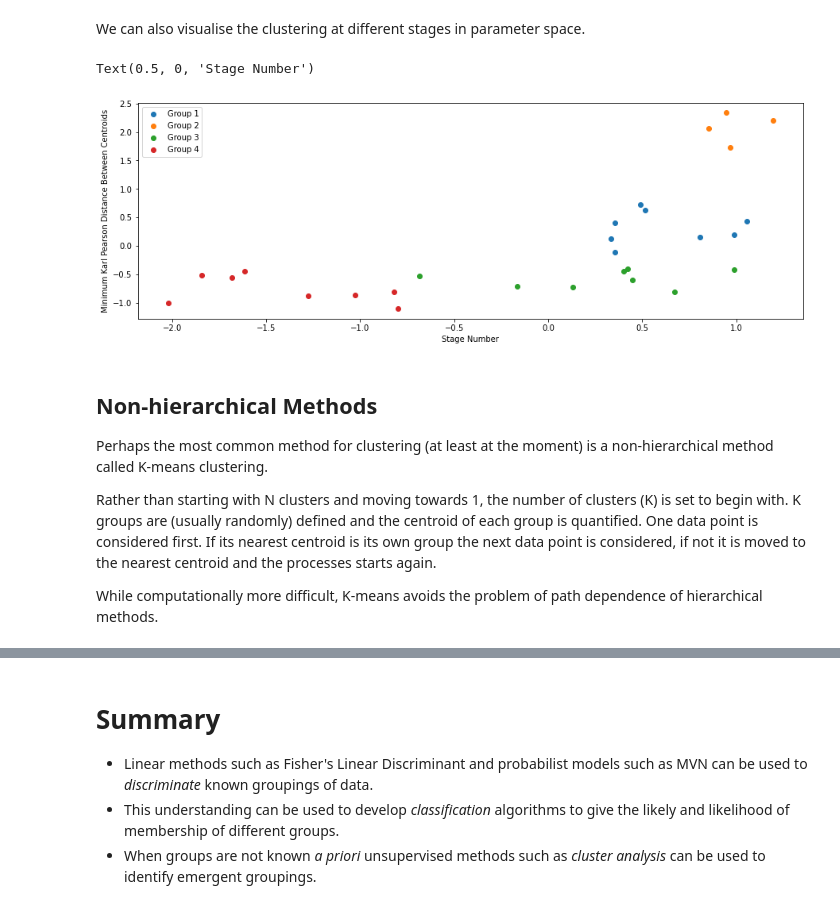
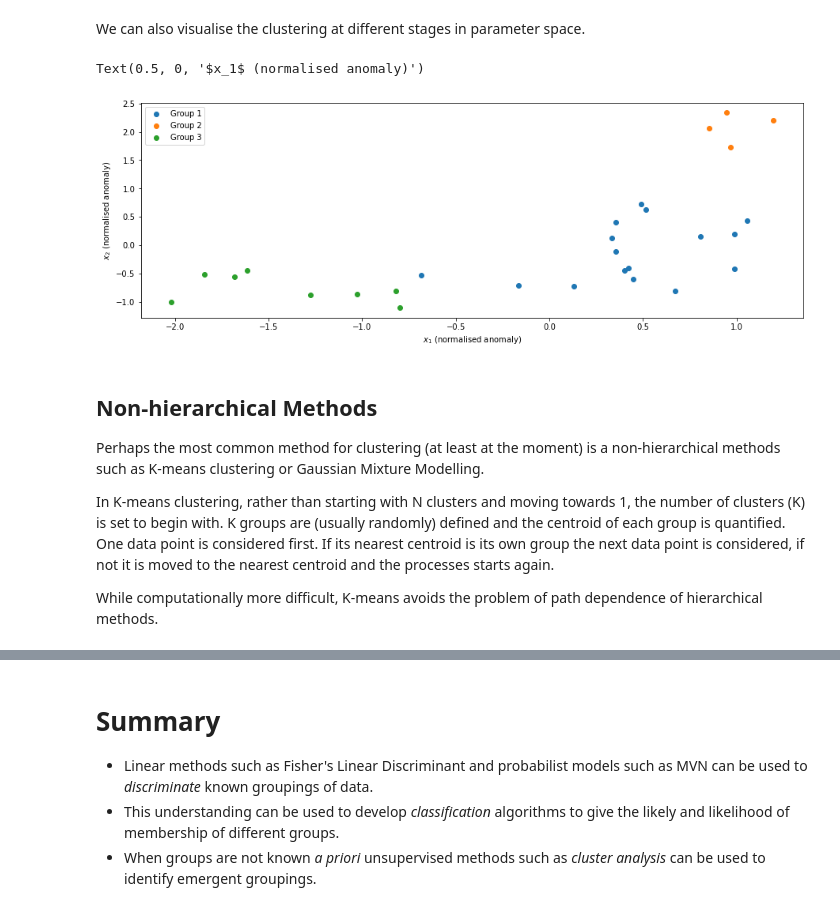
Before and after one commit to janzika/MATH5271, a Jupyter notebook: Lecture 6/MATH5271_2022_T1_Week6Lecture.ipynb, the cells around one changed output, grey strips where cells are left out. Cells and saved outputs as stored; diff of their text form; code cells hidden in the pictures.

```diff
--- a/Lecture 6/MATH5271_2022_T1_Week6Lecture.ipynb
+++ b/Lecture 6/MATH5271_2022_T1_Week6Lecture.ipynb
@@ -421,23 +421,23 @@ plt.grid()
 # %% [markdown]
 We can also visualise the clustering at different stages in parameter space.
 # %%
-stage = 24; count=1 #Count is just a dumby variable
+stage = 25; count=1 #Count is just a dumby variable
 for i in np.unique(whichgroup[stage,:]):
   plt.scatter(x[0,whichgroup[stage,:]==i],x[1,whichgroup[stage,:]==i],\
               label='Group '+str(count))
   count=count+1
 plt.legend()
-plt.ylabel('Minimum Karl Pearson Distance Between Centroids')
-plt.xlabel('Stage Number')
+plt.ylabel('$x_2$ (normalised anomaly)')
+plt.xlabel('$x_1$ (normalised anomaly)')
 # %% [output]
-Text(0.5, 0, 'Stage Number')
+Text(0.5, 0, '$x_1$ (normalised anomaly)')
-[figure, old version]
+[figure, new version]
 # %% [markdown]
 ## Non-hierarchical Methods
 
-Perhaps the most common method for clustering (at least at the moment) is a non-hierarchical method called K-means clustering.
+Perhaps the most common method for clustering (at least at the moment) is a non-hierarchical methods such as K-means clustering or Gaussian Mixture Modelling.
 
-Rather than starting with N clusters and moving towards 1, the number of clusters (K) is set to begin with. K groups are (usually randomly) defined and the centroid of each group is quantified. One data point is considered first. If its nearest centroid is its own group the next data point is considered, if not it is moved to the nearest centroid and the processes starts again.
+In K-means clustering, rather than starting with N clusters and moving towards 1, the number of clusters (K) is set to begin with. K groups are (usually randomly) defined and the centroid of each group is quantified. One data point is considered first. If its nearest centroid is its own group the next data point is considered, if not it is moved to the nearest centroid and the processes starts again.
 
 While computationally more difficult, K-means avoids the problem of path dependence of hierarchical methods.
 # %% [markdown]
```
Also changed, not shown: parts of 2 cells of this notebook.
